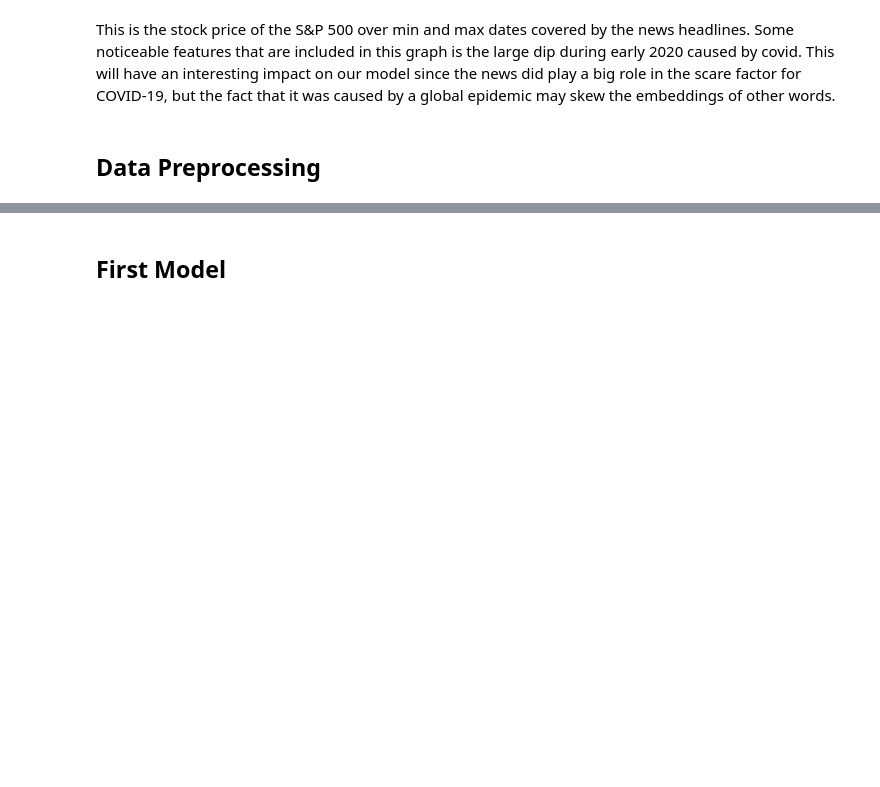
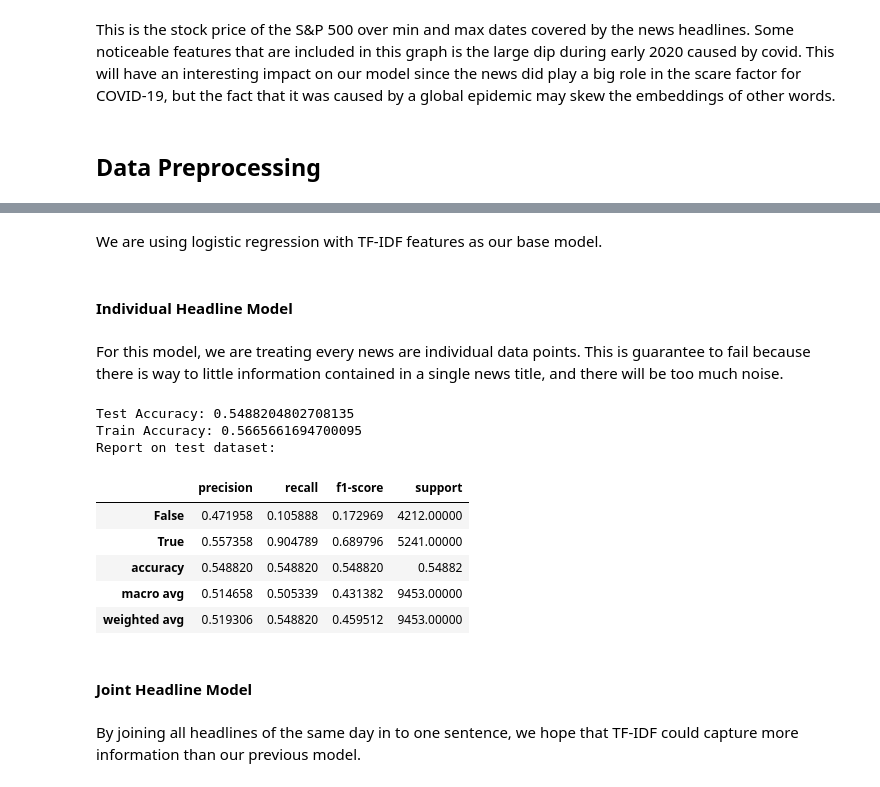
Before and after one commit to Aaron3963/CSE_151A_Project, a Jupyter notebook: project.ipynb, the cells around one changed output, grey strips where cells are left out. Saved outputs shown, nothing was run; the diff lists cells and outputs as text; code cells hidden in the pictures; blank space fills up the shorter version.

```diff
--- a/project.ipynb
+++ b/project.ipynb
@@ -420,2 +431,4 @@ embedding_df.head()
+# %% [markdown]
+We are using logistic regression with TF-IDF features as our base model.
 # %% [markdown]
-## First Model
+#### Individual Headline Model
@@ -440,0 +435,40 @@ grouped_dataset = temp_df.groupby('Date').agg(
+# %% [markdown]
+For this model, we are treating every news are individual data points. This is guarantee to fail because there is way to little information contained in a single news title, and there will be too much noise.
+# %%
+data = first_model_data[['Headlines', 'trend_up']].copy()
+
+vectorizer = TfidfVectorizer(max_features=300)
+X = vectorizer.fit_transform(data['Headlines']).toarray()
+y = data['trend_up']
+
+X_train, X_test, y_train, y_test = train_test_split(X, y, test_size=0.2, random_state=42)
+
+
+model = LogisticRegression(random_state=42, max_iter=1500)
+model.fit(X_train, y_train)
+
+y_pred_test = model.predict(X_test)
+y_pred_train = model.predict(X_train)
+
+train_accuracy = accuracy_score(y_train, y_pred_train)
+test_accuracy = accuracy_score(y_test, y_pred_test)
+
+# Display results
+print("Test Accuracy:", test_accuracy)
+print("Train Accuracy:", train_accuracy)
+print("Report on test dataset:")
+pd.DataFrame(classification_report(y_test, y_pred_test, output_dict=True)).transpose()
+# %% [output]
+Test Accuracy: 0.5488204802708135
+Train Accuracy: 0.5665661694700095
+Report on test dataset:
+|  | precision | recall | f1-score | support |
+| False | 0.471958 | 0.105888 | 0.172969 | 4212.00000 |
+| True | 0.557358 | 0.904789 | 0.689796 | 5241.00000 |
+| accuracy | 0.548820 | 0.548820 | 0.548820 | 0.54882 |
+| macro avg | 0.514658 | 0.505339 | 0.431382 | 9453.00000 |
+| weighted avg | 0.519306 | 0.548820 | 0.459512 | 9453.00000 |
+# %% [markdown]
+#### Joint Headline Model
+# %% [markdown]
+By joining all headlines of the same day in to one sentence, we hope that TF-IDF could capture more information than our previous model.
```
Also changed, not shown: parts of 40 cells of this notebook, 2 other files.
